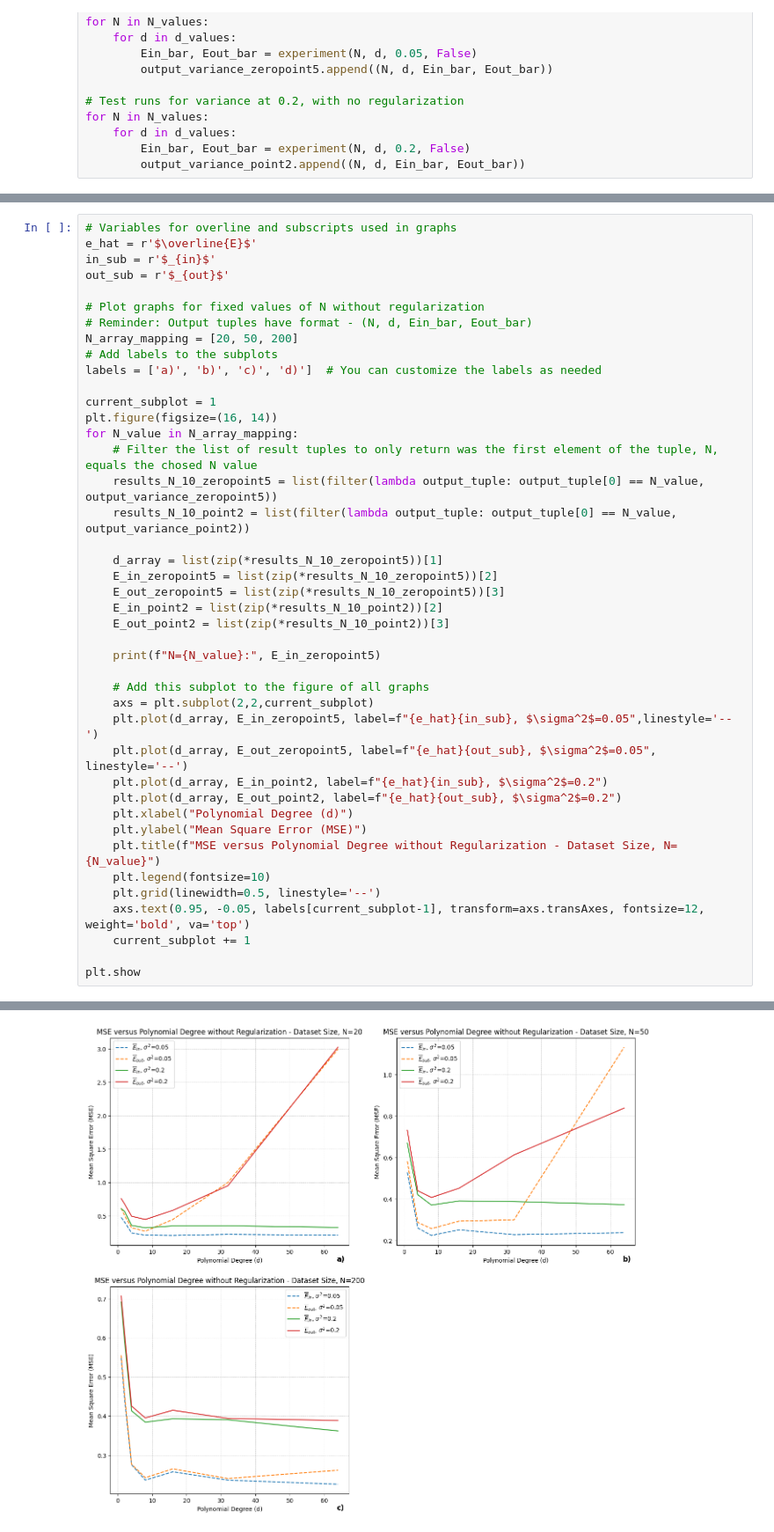
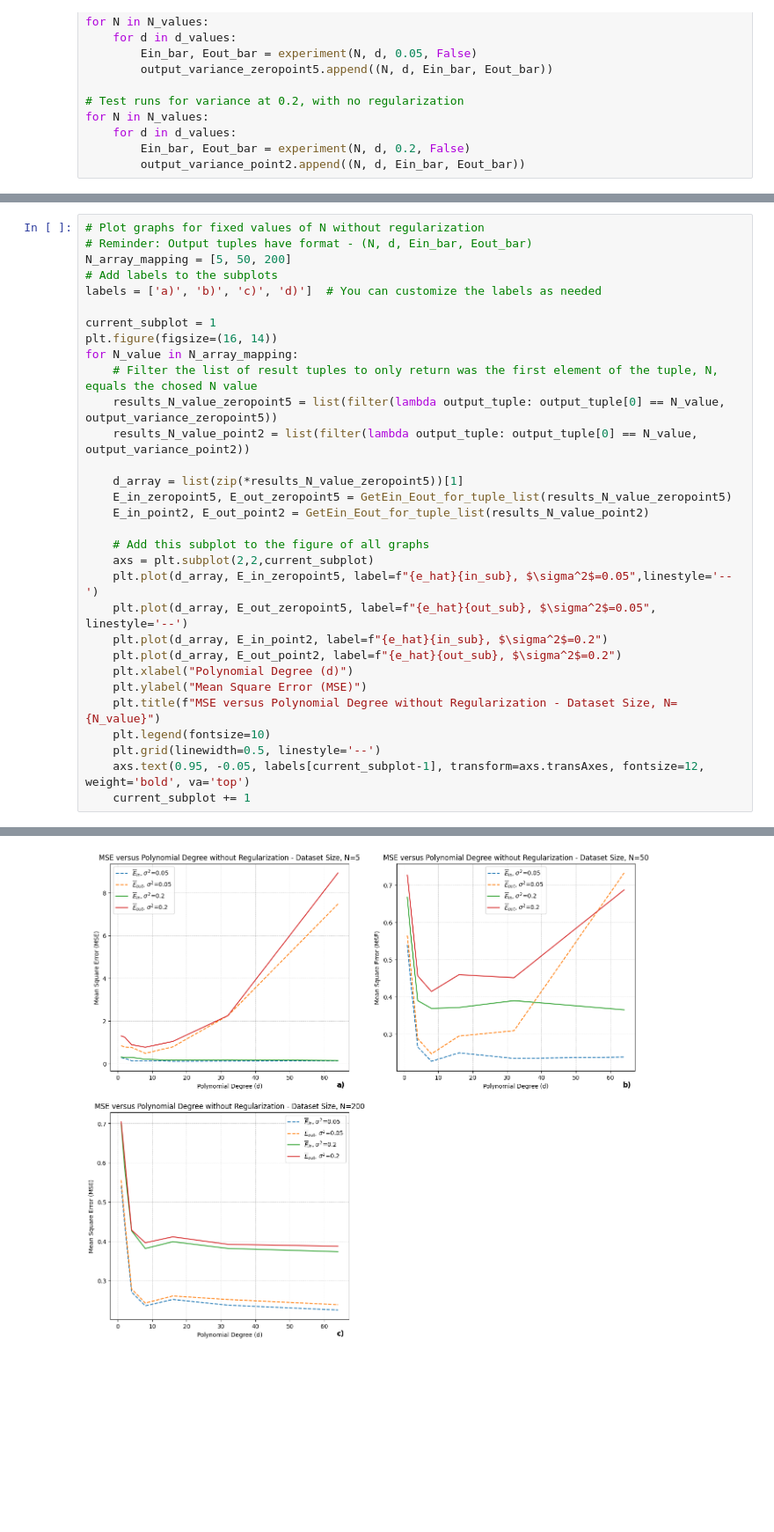
Before and after one commit to nathanbowness/CSI5340Assignments, a Jupyter notebook: Assignment1/Assignment1_Code.ipynb, the cells around one changed output, grey strips where cells are left out. Shown at 88% size. Drawn from its saved outputs; the diff is of its cells as text; blank space fills up the shorter version.

```diff
--- a/Assignment1/Assignment1_Code.ipynb
+++ b/Assignment1/Assignment1_Code.ipynb
@@ -127,12 +149,7 @@ for N in N_values:
 # %%
-# Variables for overline and subscripts used in graphs
-e_hat = r'$\overline{E}$'
-in_sub = r'$_{in}$'
-out_sub = r'$_{out}$'
-
 # Plot graphs for fixed values of N without regularization
 # Reminder: Output tuples have format - (N, d, Ein_bar, Eout_bar)
-N_array_mapping = [20, 50, 200]
+N_array_mapping = [5, 50, 200]
 # Add labels to the subplots
 labels = ['a)', 'b)', 'c)', 'd)']  # You can customize the labels as needed
 
@@ -140,16 +157,12 @@ current_subplot = 1
 plt.figure(figsize=(16, 14))
 for N_value in N_array_mapping:
     # Filter the list of result tuples to only return was the first element of the tuple, N, equals the chosed N value
-    results_N_10_zeropoint5 = list(filter(lambda output_tuple: output_tuple[0] == N_value, output_variance_zeropoint5))
-    results_N_10_point2 = list(filter(lambda output_tuple: output_tuple[0] == N_value, output_variance_point2))
+    results_N_value_zeropoint5 = list(filter(lambda output_tuple: output_tuple[0] == N_value, output_variance_zeropoint5))
+    results_N_value_point2 = list(filter(lambda output_tuple: output_tuple[0] == N_value, output_variance_point2))
 
-    d_array = list(zip(*results_N_10_zeropoint5))[1]
-    E_in_zeropoint5 = list(zip(*results_N_10_zeropoint5))[2]
-    E_out_zeropoint5 = list(zip(*results_N_10_zeropoint5))[3]
-    E_in_point2 = list(zip(*results_N_10_point2))[2]
-    E_out_point2 = list(zip(*results_N_10_point2))[3]
-
-    print(f"N={N_value}:", E_in_zeropoint5)
+    d_array = list(zip(*results_N_value_zeropoint5))[1]
+    E_in_zeropoint5, E_out_zeropoint5 = GetEin_Eout_for_tuple_list(results_N_value_zeropoint5)
+    E_in_point2, E_out_point2 = GetEin_Eout_for_tuple_list(results_N_value_point2)
 
     # Add this subplot to the figure of all graphs
     axs = plt.subplot(2,2,current_subplot)
@@ -164,6 +177,4 @@ for N_value in N_array_mapping:
     plt.grid(linewidth=0.5, linestyle='--')
     axs.text(0.95, -0.05, labels[current_subplot-1], transform=axs.transAxes, fontsize=12, weight='bold', va='top')
     current_subplot += 1
-
-plt.show
 # %% [output]
@@ -174 +181 @@ N=200: (0.5488123644395211, 0.4422163017844655, 0.27553614745686134, 0.236273274
-[figure, old version]
+[figure, new version]
```
Also changed, not shown: parts of 21 cells of this notebook.
